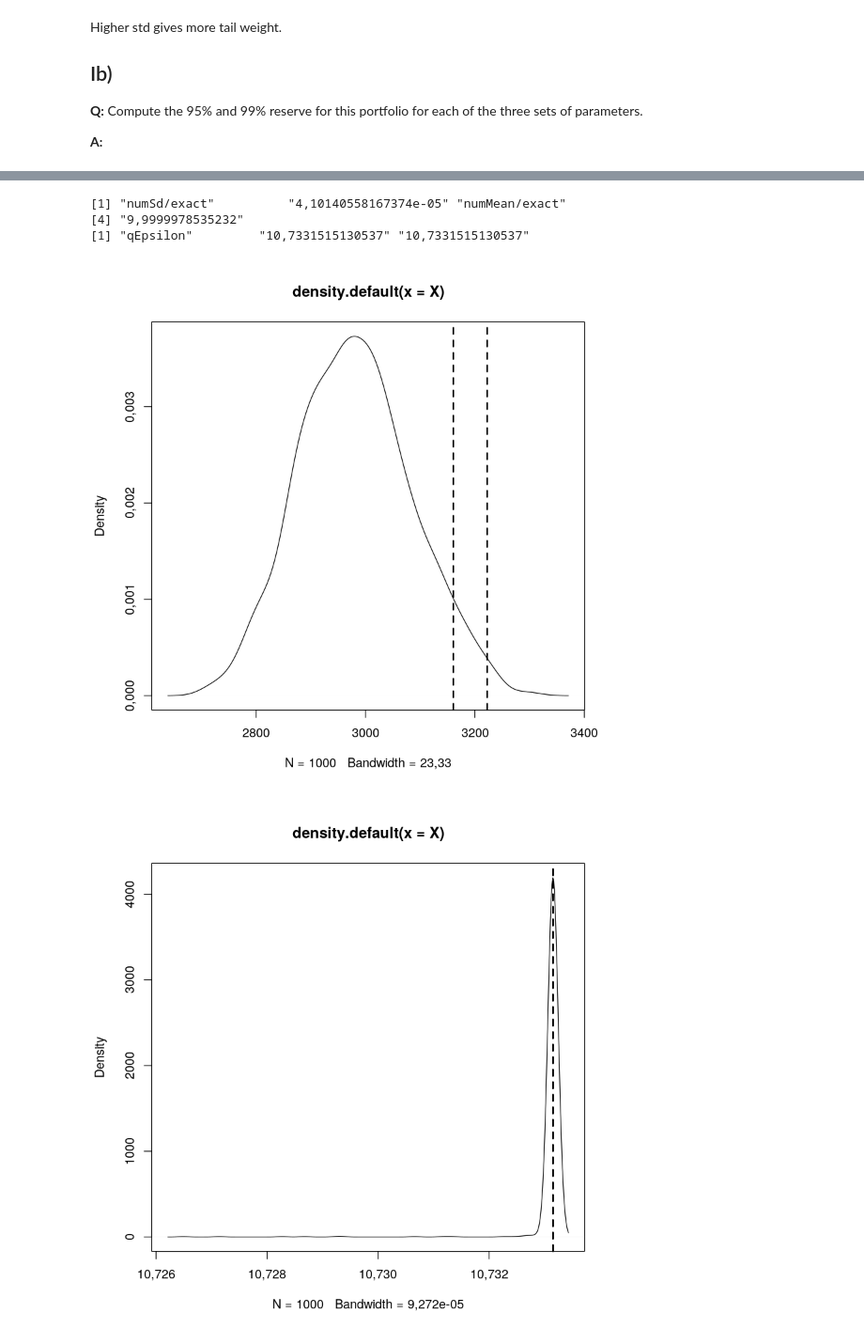
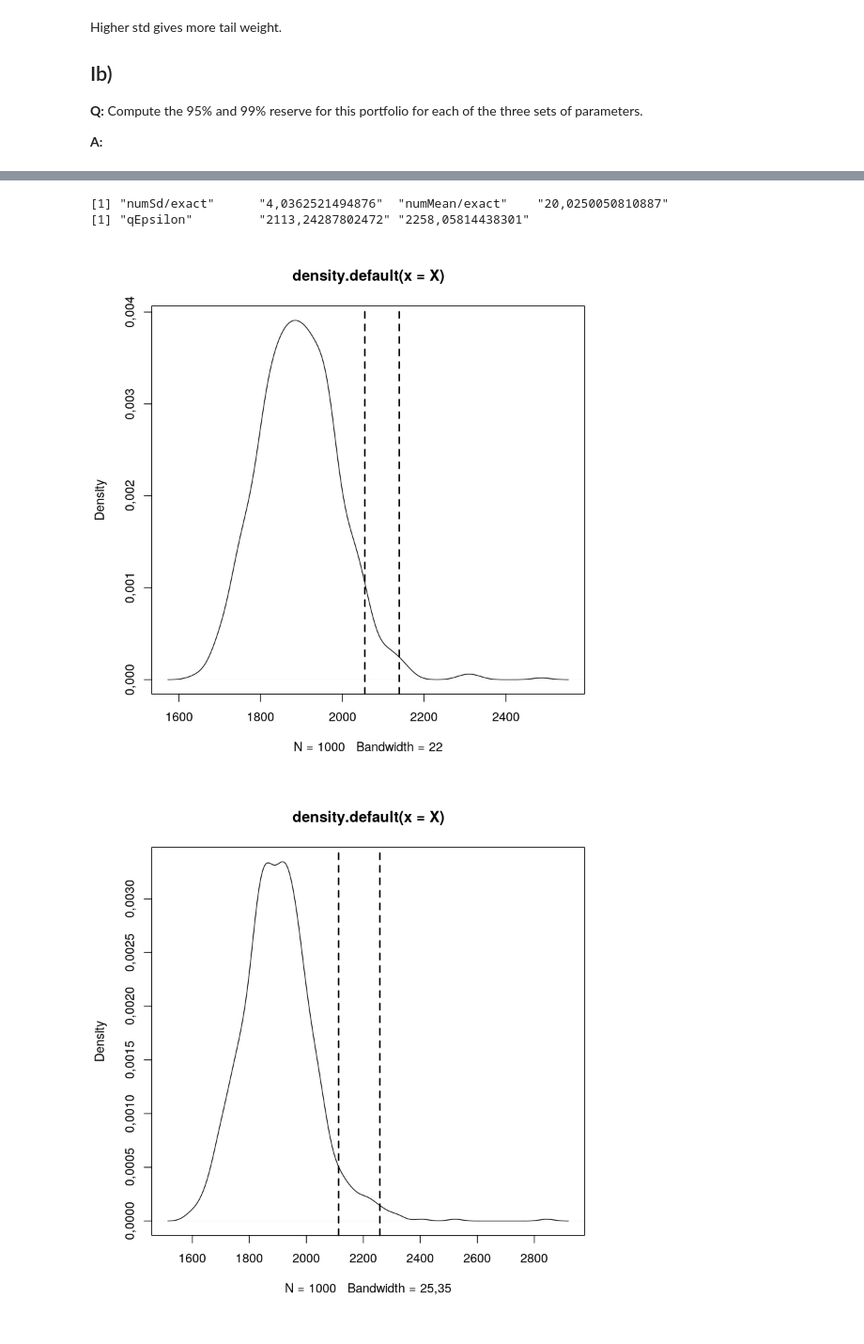
Before and after one commit to kaaja/Insc, a Jupyter notebook: m/m.ipynb, the cells around one changed output, grey strips where cells are left out. Shown at 94% size. Cells and saved outputs as stored; diff of their text form; code cells hidden in the pictures.

```diff
--- a/m/m.ipynb
+++ b/m/m.ipynb
@@ -26,13 +26,14 @@ These are two equations in two unknown. Solving for the two unknowns gives
 \end{align}
 # %%
 J = 1000
-mean = 1.9
+avg = 1.9
 sds = c(2,3,4)
 
 
-pdfPareto = function(mean, sd, x){
-    alpha = 2/(1-(mean/sd)^2)
-    beta = alpha*mean
+pdfPareto = function(avg, sd, x){
+    r2 = (sd/avg)^2.
+    alpha = 2.*r2/(r2 - 1.)
+    beta = (alpha - 1)*avg
     f = (alpha/beta)/(1 + x/beta)^(alpha + 1)
     return(list(alpha, beta, f))
 }
@@ -41,7 +42,7 @@ colors <- c("green", "red", "blue")
 x = 1:100*.15
 counter = 1
 for (sd in sds){
-    out = pdfPareto(mean, sd, x)
+    out = pdfPareto(avg, sd, x)
     pdf = unlist(out[3])
     if (counter == 1){
         plot(x, pdf, 'l', col=colors[counter])
@@ -75,36 +76,50 @@ portFolioRisk = function(m, lambda, alpha, beta){
     numericalSd = sd(X)
     exactE = m*lambda*1*beta/(alpha - 1)
     #exactSd = (m*lambda*1*(beta^2/(alpha - 1)^2 + beta^2/(alpha-1)^2*alpha/(alpha-2)))^.5
-    exactSd = sqrt(m*lambda*1*(2*alpha - 2)/(alpha - 2))
+    exactSd = beta/(alpha-1)*sqrt(m*lambda*1*(2*alpha - 2)/(alpha - 2))
     print(c('numSd/exact',numericalSd/exactSd, 'numMean/exact',numericalMean/exactE))
     return(list(numericalMean, numericalSd, X))
 }
 
-m = 1000
-lambda = .1
 
-alphaBeta = function(mean, sd){
-    alpha = 2/(1-(mean/sd)^2)
-    beta = alpha*mean
+
+alphaBeta = function(avg, sd){
+    #alpha = 2/(1-(mean/sd)^2)
+    #beta = alpha*mean
+    r2 = (sd/avg)^2.
+    alpha = 2.*r2/(r2 - 1.)
+    beta = (alpha - 1)*avg
+    #print(c('alpha, beta: ', alpha, beta))
     return(list(alpha, beta))
 }
 
-for (sd in sds){
-    out = alphaBeta(mean, sd)
-    alpha = unlist(out[1])
-    beta = unlist(out[2])
-    out = portFolioRisk(m, lambda, alpha, beta)
-    mean = unlist(out[1])
-    sd = out[2]
-    X = unlist(out[3])
+simulateMultipleSd = function(sds){
+    for (sd in sds){
+        out = alphaBeta(avg, sd)
+        alpha = unlist(out[1])
+        #print(alpha)
+        beta = unlist(out[2])
+        out = portFolioRisk(m, lambda, alpha, beta)
+        meanSim = unlist(out[1])
+        sdSim = out[2]
+        X = unlist(out[3])
 
-    epsilon = c(0.05, 0.01)
-    qEpsilon = sort(X)[(1-epsilon)*m]
-    #qEpsilonToMean = qEpsilon/mean
-    #print(c('qEpsilon/mean', qEpsilonToMean))
-    print(c('qEpsilon', qEpsilon))
-    plot(density(X))
-    abline(v = qEpsilon[1], lty=2, lwd=2)
-    abline(v = qEpsilon[2], lty=2, lwd=2)
+        epsilon = c(0.05, 0.01)
+        qEpsilon = sort(X)[(1-epsilon)*m]
+        #qEpsilonToMean = qEpsilon/mean
+        #print(c('qEpsilon/mean', qEpsilonToMean))
+        #print(c('############sd: ', sd, 'alpha', alpha))
+        print(c('qEpsilon', qEpsilon))
+        plot(density(X))
+        abline(v = qEpsilon[1], lty=2, lwd=2)
+        abline(v = qEpsilon[2], lty=2, lwd=2)
+    }
 }
+
+J = 1000
+avg = 1.9
+sds = c(2.,3.,4.)
+m = 1000
+lambda = .05
+simulateMultipleSd(sds)
 # %% [output]
@@ -117,5 +131,4 @@ for (sd in sds){
-[1] "numSd/exact"          "4,10140558167374e-05" "numMean/exact"
-[4] "9,9999978535232"
-[1] "qEpsilon"         "10,7331515130537" "10,7331515130537"
+[1] "numSd/exact"      "4,0362521494876"  "numMean/exact"    "20,0250050810887"
+[1] "qEpsilon"         "2113,24287802472" "2258,05814438301"
-[figure, old version]
+[figure, new version]
-[figure, old version]
+[figure, new version]
```
Also changed, not shown: parts of 9 cells of this notebook.
